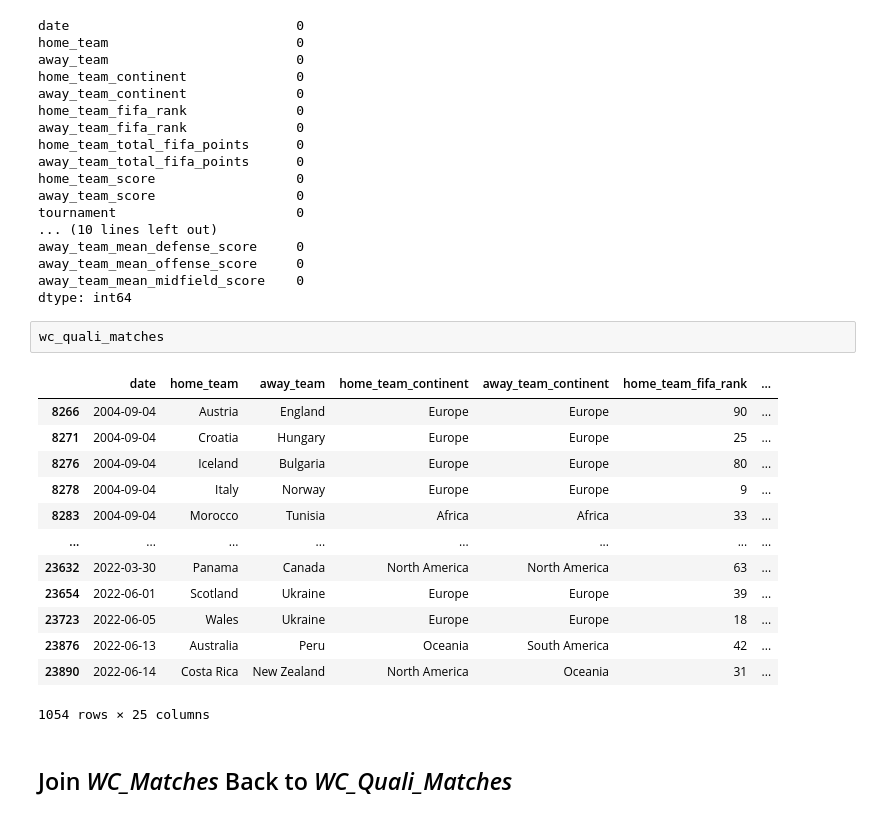
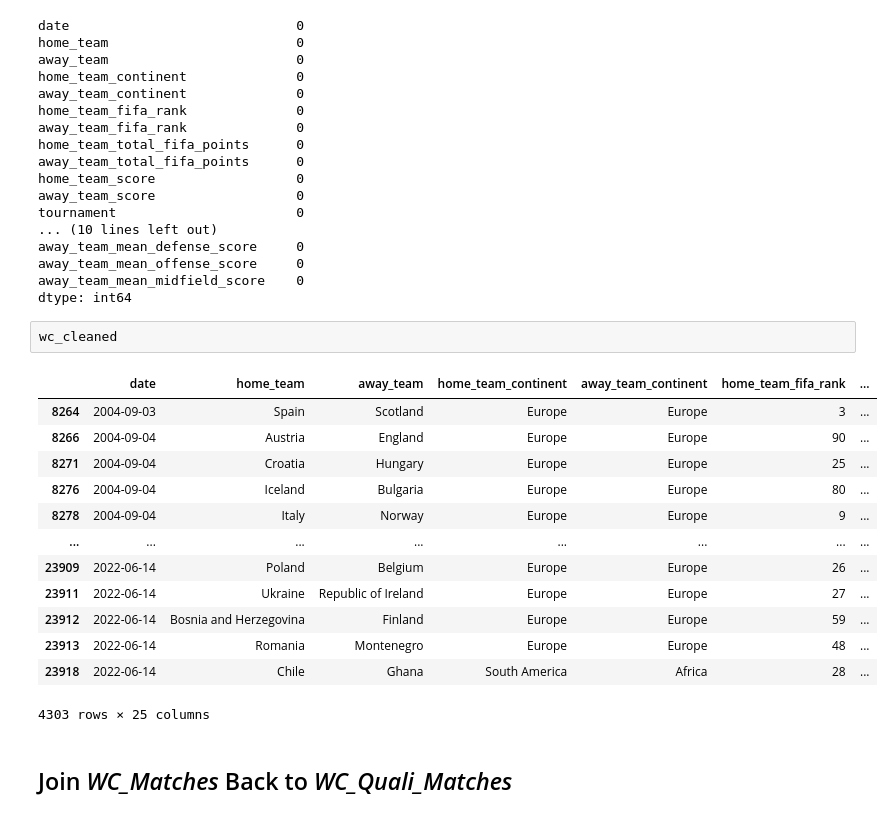
Before and after one commit to shannan-liu1/15095-project, a Jupyter notebook: notebooks/01-data-cleaning-yen.ipynb, the cells around one changed output. Saved outputs shown, nothing was run; the diff lists cells and outputs as text.

```diff
--- a/notebooks/01-data-cleaning-yen.ipynb
+++ b/notebooks/01-data-cleaning-yen.ipynb
@@ -251,21 +350,21 @@ away_team_mean_defense_score     0
 away_team_mean_offense_score     0
 away_team_mean_midfield_score    0
 dtype: int64
-# %%
-wc_quali_matches
-# %% [output]
-|  | date | home_team | away_team | home_team_continent | away_team_continent | home_team_fifa_rank | ... |
-| 8266 | 2004-09-04 | Austria | England | Europe | Europe | 90 | ... |
-| 8271 | 2004-09-04 | Croatia | Hungary | Europe | Europe | 25 | ... |
-| 8276 | 2004-09-04 | Iceland | Bulgaria | Europe | Europe | 80 | ... |
-| 8278 | 2004-09-04 | Italy | Norway | Europe | Europe | 9 | ... |
-| 8283 | 2004-09-04 | Morocco | Tunisia | Africa | Africa | 33 | ... |
-| ... | ... | ... | ... | ... | ... | ... | ... |
-| 23632 | 2022-03-30 | Panama | Canada | North America | North America | 63 | ... |
-| 23654 | 2022-06-01 | Scotland | Ukraine | Europe | Europe | 39 | ... |
-| 23723 | 2022-06-05 | Wales | Ukraine | Europe | Europe | 18 | ... |
-| 23876 | 2022-06-13 | Australia | Peru | Oceania | South America | 42 | ... |
-| 23890 | 2022-06-14 | Costa Rica | New Zealand | North America | Oceania | 31 | ... |
-1054 rows × 25 columns
+# %%
+wc_cleaned
+# %% [output]
+|  | date | home_team | away_team | home_team_continent | away_team_continent | home_team_fifa_rank | ... |
+| 8264 | 2004-09-03 | Spain | Scotland | Europe | Europe | 3 | ... |
+| 8266 | 2004-09-04 | Austria | England | Europe | Europe | 90 | ... |
+| 8271 | 2004-09-04 | Croatia | Hungary | Europe | Europe | 25 | ... |
+| 8276 | 2004-09-04 | Iceland | Bulgaria | Europe | Europe | 80 | ... |
+| 8278 | 2004-09-04 | Italy | Norway | Europe | Europe | 9 | ... |
+| ... | ... | ... | ... | ... | ... | ... | ... |
+| 23909 | 2022-06-14 | Poland | Belgium | Europe | Europe | 26 | ... |
+| 23911 | 2022-06-14 | Ukraine | Republic of Ireland | Europe | Europe | 27 | ... |
+| 23912 | 2022-06-14 | Bosnia and Herzegovina | Finland | Europe | Europe | 59 | ... |
+| 23913 | 2022-06-14 | Romania | Montenegro | Europe | Europe | 48 | ... |
+| 23918 | 2022-06-14 | Chile | Ghana | South America | Africa | 28 | ... |
+4303 rows × 25 columns
 # %% [markdown]
 ## Join *WC_Matches* Back to *WC_Quali_Matches*
```
Also changed, not shown: parts of 11 cells of this notebook.
